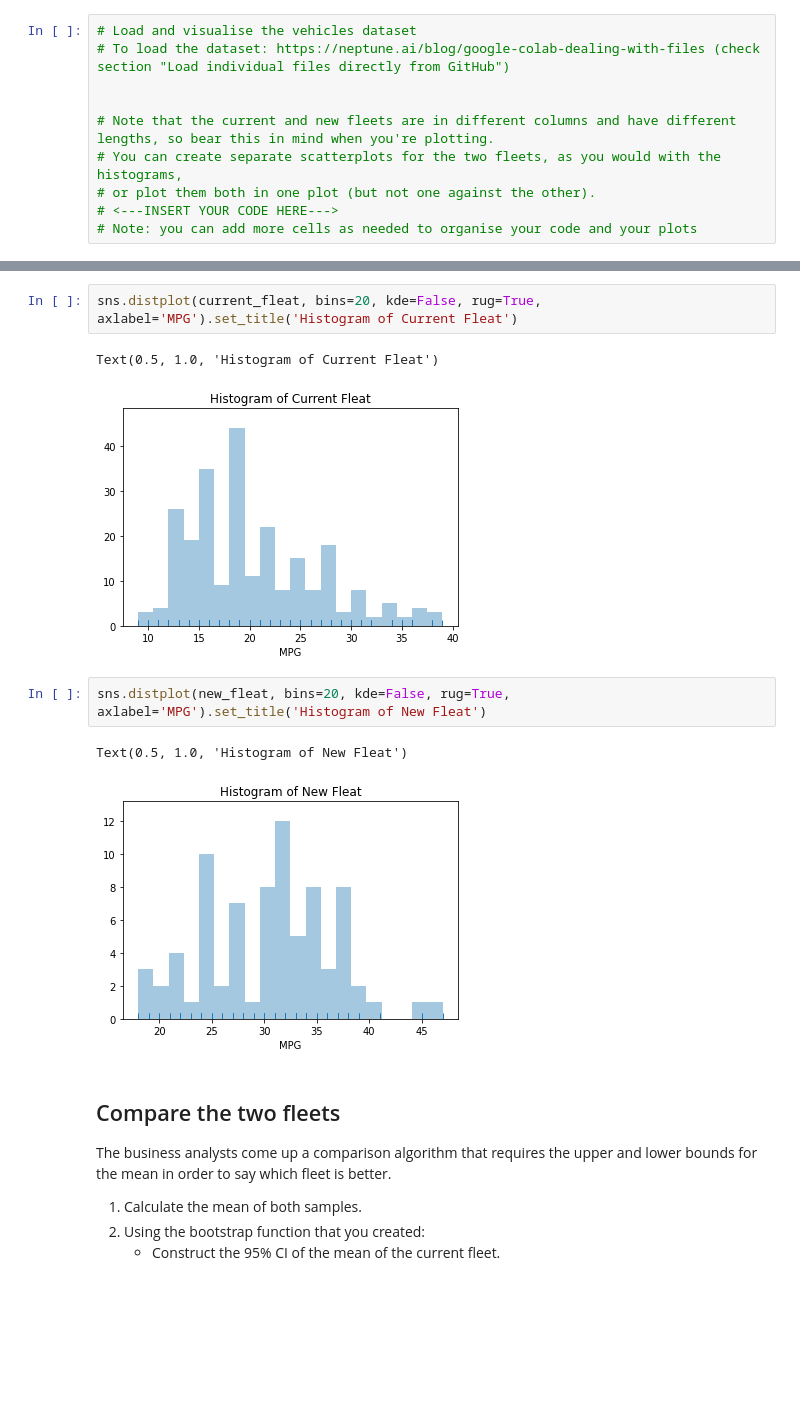
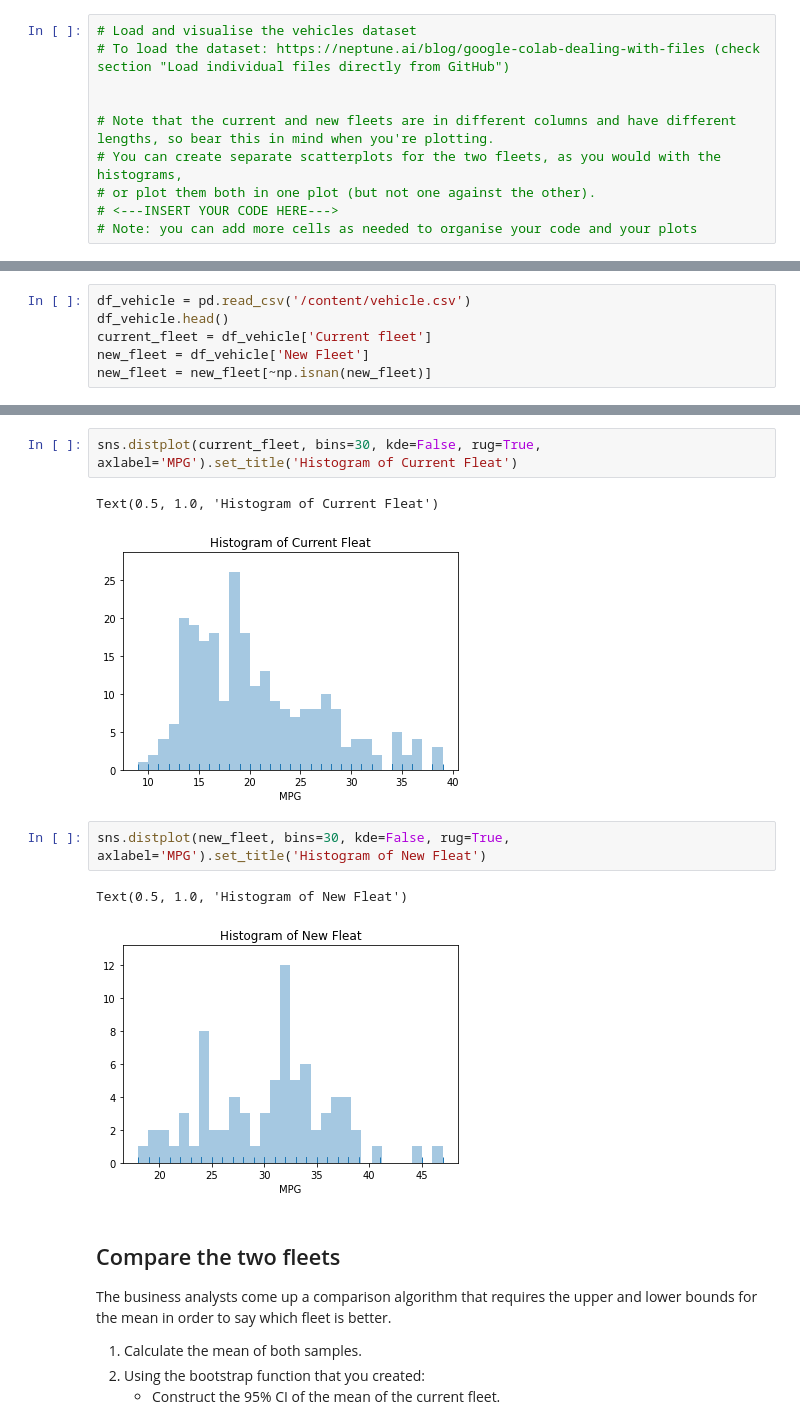
Before and after one commit to na2027/CE888, a Jupyter notebook: bootstrap(lab2).ipynb, the cells around one changed output, grey strips where cells are left out. Saved outputs shown, nothing was run; the diff lists cells and outputs as text; blank space fills up the shorter version.

```diff
--- a/bootstrap(lab2).ipynb
+++ b/bootstrap(lab2).ipynb
@@ -106,2 +100,8 @@ new_fleat = new_fleat[~np.isnan(new_fleat)]
+# %%
+df_vehicle = pd.read_csv('/content/vehicle.csv')
+df_vehicle.head()
+current_fleet = df_vehicle['Current fleet']
+new_fleet = df_vehicle['New Fleet']
+new_fleet = new_fleet[~np.isnan(new_fleet)]
 # %%
 import matplotlib.pyplot as plt
@@ -115,15 +115,15 @@ plt.legend()
 <matplotlib.legend.Legend at 0x...>
 [figure]
 # %%
-sns.distplot(current_fleat, bins=20, kde=False, rug=True, axlabel='MPG').set_title('Histogram of Current Fleat')
+sns.distplot(current_fleet, bins=30, kde=False, rug=True, axlabel='MPG').set_title('Histogram of Current Fleat')
 # %% [output]
 Text(0.5, 1.0, 'Histogram of Current Fleat')
-[figure, old version]
+[figure, new version]
 # %%
-sns.distplot(new_fleat, bins=20, kde=False, rug=True, axlabel='MPG').set_title('Histogram of New Fleat')
+sns.distplot(new_fleet, bins=30, kde=False, rug=True, axlabel='MPG').set_title('Histogram of New Fleat')
 # %% [output]
 Text(0.5, 1.0, 'Histogram of New Fleat')
-[figure, old version]
+[figure, new version]
 # %% [markdown]
 ## Compare the two fleets
 
```
Also changed, not shown: parts of 12 cells of this notebook.
